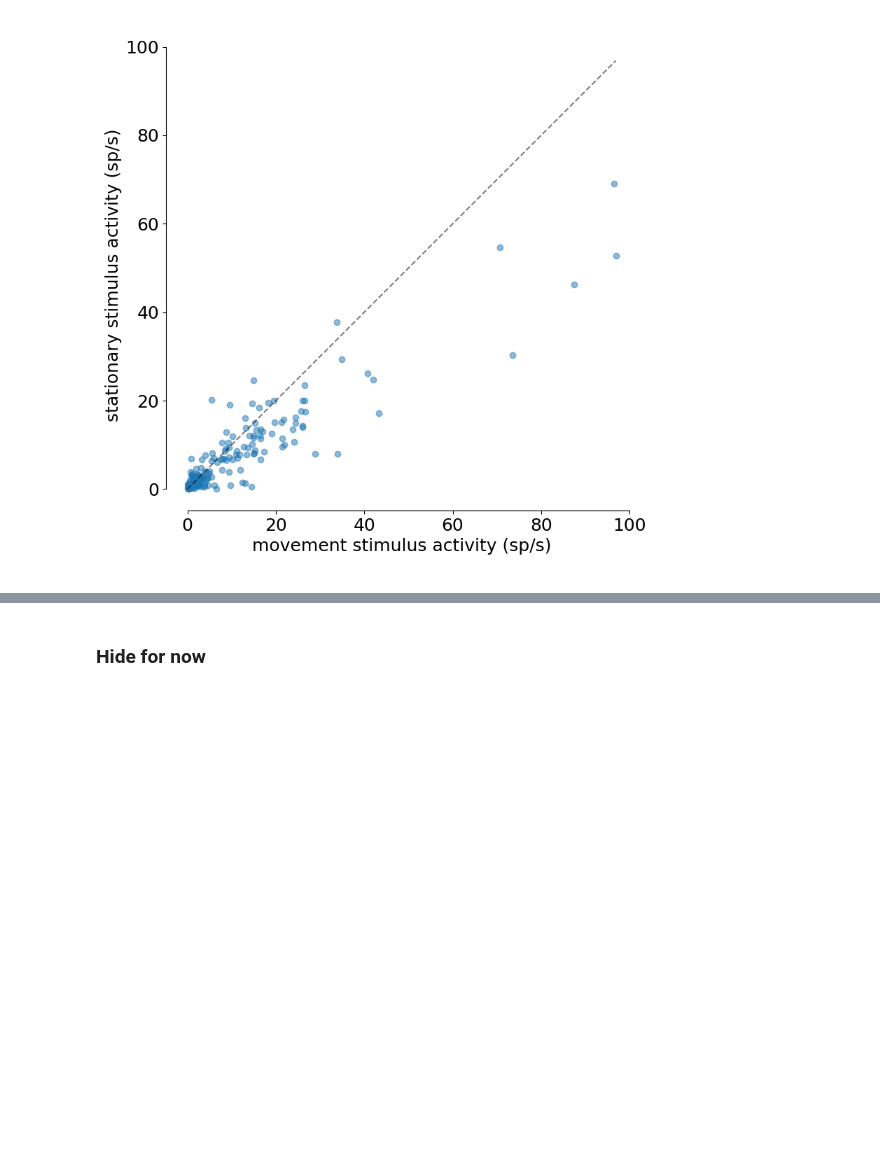
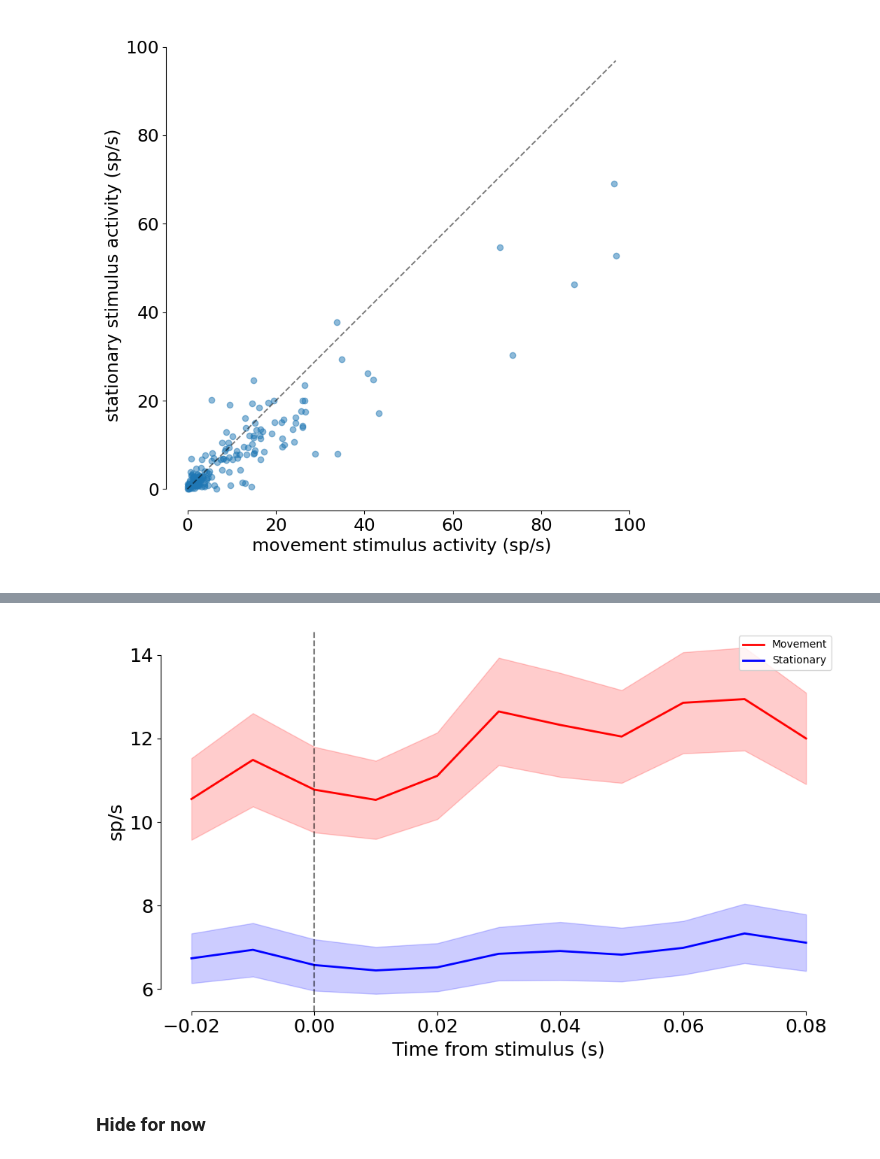
Before and after one commit to rojasgabriel/ephys, a Jupyter notebook: ephys_analysis_prototyping.ipynb, the cells around one changed output, grey strips where cells are left out. Saved outputs shown, nothing was run; the diff lists cells and outputs as text; code cells hidden in the pictures; blank space fills up the shorter version.

```diff
--- a/ephys_analysis_prototyping.ipynb
+++ b/ephys_analysis_prototyping.ipynb
@@ -398,3 +450,51 @@ plt.tight_layout()
+# %%
+# Get PETH for movement and stationary balanced stimuli
+pop_peth_balanced_move, timebin_edges_balanced_move, event_index_balanced_move = spks.event_aligned.population_peth(
+    all_spike_times=spike_times_per_unit,
+    alignment_times=balanced_movement_stims,
+    pre_seconds=0.025,
+    post_seconds=0.1,
+    binwidth_ms=10,
+    pad=0,
+    kernel=None
+)
+
+pop_peth_balanced_stat, timebin_edges_balanced_stat, event_index_balanced_stat = spks.event_aligned.population_peth(
+    all_spike_times=spike_times_per_unit,
+    alignment_times=balanced_stationary_stims,
+    pre_seconds=0.025,
+    post_seconds=0.1,
+    binwidth_ms=10,
+    pad=0,
+    kernel=None
+)
+
+# Plot population PETH for both conditions
+fig, ax = plt.subplots(figsize=(10, 6))
+
+# Movement trials
+mean_peth_move = np.mean(pop_peth_balanced_move, axis=1)
+pop_mean_move = np.mean(mean_peth_move, axis=0)
+pop_sem_move = np.std(mean_peth_move, axis=0) / np.sqrt(mean_peth_move.shape[0])
+ax.plot(timebin_edges_balanced_move[:-1], pop_mean_move, color='red', linewidth=2, label='Movement')
+ax.fill_between(timebin_edges_balanced_move[:-1], pop_mean_move-pop_sem_move, pop_mean_move+pop_sem_move, color='red', alpha=0.2)
+
+# Stationary trials
+mean_peth_stat = np.mean(pop_peth_balanced_stat, axis=1)
+pop_mean_stat = np.mean(mean_peth_stat, axis=0)
+pop_sem_stat = np.std(mean_peth_stat, axis=0) / np.sqrt(mean_peth_stat.shape[0])
+ax.plot(timebin_edges_balanced_stat[:-1], pop_mean_stat, color='blue', linewidth=2, label='Stationary')
+ax.fill_between(timebin_edges_balanced_stat[:-1], pop_mean_stat-pop_sem_stat, pop_mean_stat+pop_sem_stat, color='blue', alpha=0.2)
+
+ax.axvline(x=0, color='k', linestyle='--', alpha=0.5)
+ax.set_xlabel('Time from stimulus (s)', fontsize=18)
+ax.set_ylabel('sp/s', fontsize=18)
+ax.tick_params(axis="both", which="major", labelsize=18)
+ax.legend()
+separate_axes(ax)
+plt.tight_layout()
+# %% [output]
+[figure, added]
 # %%
 # Get PETHs for movement and stationary stimuli
 pop_peth_move, timebin_edges_move, event_index_move = spks.event_aligned.population_peth(
```
Also changed, not shown: parts of 11 cells of this notebook.
